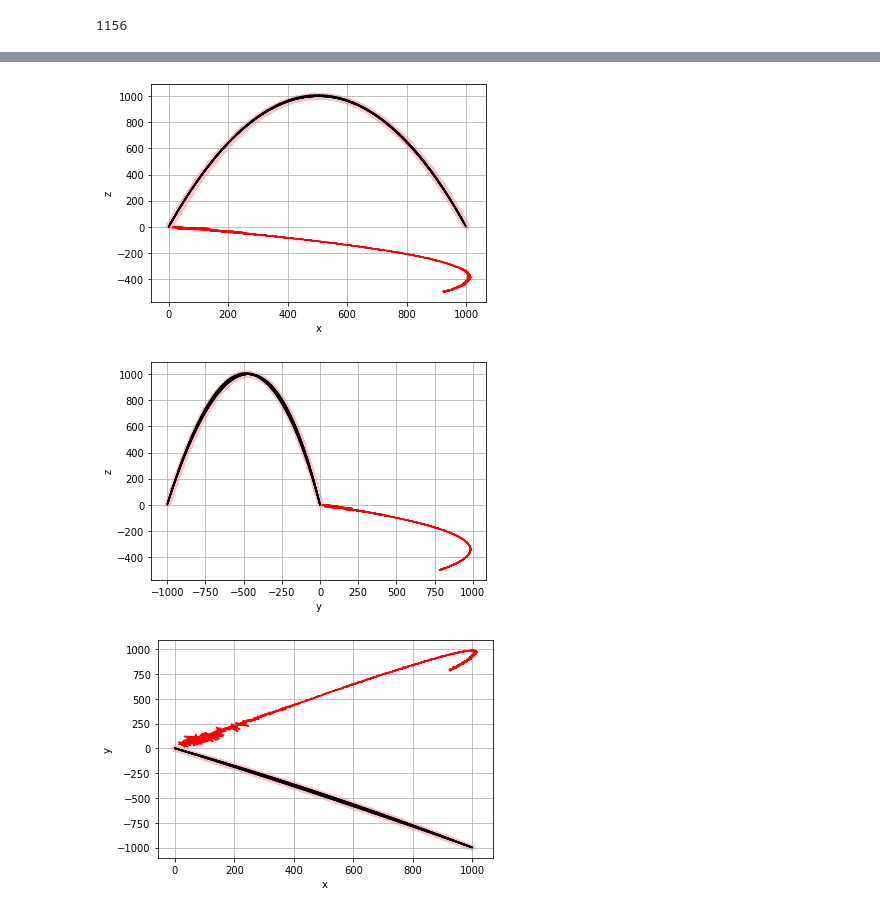
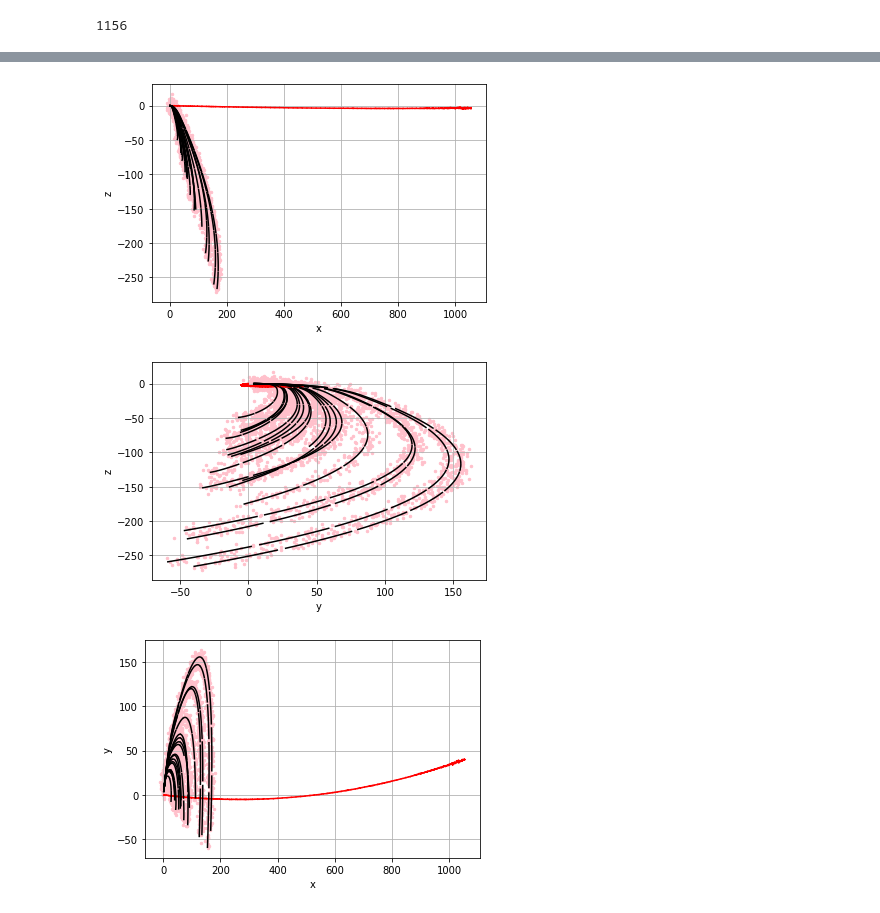
Before and after one commit to dart9905/-oursework, a Jupyter notebook: KalmanNN/KalmanNN.ipynb, the cells around one changed output, grey strips where cells are left out. Cells and saved outputs as stored; diff of their text form; code cells hidden in the pictures.

```diff
--- a/KalmanNN/KalmanNN.ipynb
+++ b/KalmanNN/KalmanNN.ipynb
@@ -499,10 +549,13 @@ def get_strided_data_clust(dset, keys, variables=3, gt_size=0, step=1, metrics =
     for k in tqdm(range(len(keys)), disable=1-verbose, desc='Collecting strided data'):
         # Get relative trajectory from the dataset
 
-        if 'mks' in keys[k]:
-          rt = RelativeTrajectorySPT(dset[keys[k]], diff=diff, variables=variables, metrics = metrics)
-        else:
-          rt = RelativeTrajectory(dset[keys[k]], diff=diff, variables=variables, metrics = metrics)
+        #if 'mks' in keys[k]:
+        #  rt = RelativeTrajectorySPT(dset[keys[k]], diff=diff, variables=variables, metrics = metrics)
+        #else:
+        #  rt = RelativeTrajectory(dset[keys[k]], diff=diff, variables=variables, metrics = metrics)
+
+
+        rt = RelativeTrajectory(dset[keys[k]], diff=diff, variables=variables, metrics = metrics)
 
         configs[k] = rt.info()  # save for future restoration
 
@@ -520,7 +573,7 @@ def get_strided_data_clust(dset, keys, variables=3, gt_size=0, step=1, metrics =
             data_seqs.append([new_rt])
             traj_ids.append(k)
 
-    data_seqs_noise = np.random.normal(data_seqs, 3)
+    data_seqs_noise = np.random.normal(data_seqs, 4)
 
     # Collect all data seqs into one huge dataset
     # of shape [? , gt_size, variables]
@@ -1014,8 +1067,7 @@ def load_checkpoint(checkpoint_path, model, optimizer):
 # %%
 # reading
 #name_file_trajectories = '/content/unpack122.h5'
-name_file_trajectories = '/content/data_spt.h5'
-#name_file_trajectories = '/content/ballistic_batch_1000_nopad.h5'
+name_file_trajectories = '/content/ballistic_batch_1000_nopad.h5'
 #real_file_trajectories = '/content/mks53_21_01_21.h5'
 
 try:
@@ -1508,5 +1562,5 @@ plt.show()
 # %%
-k=0
+k=1
 a0=0
 # %%
 
@@ -1530,5 +1584,5 @@ plot_trajectory(np.array(data_trajectories_filter[k//BATCH_SIZE_TEST][k-k//BATCH
 # %%
-a0 = start
+a0 = 3
 a1 = 0
 a2 = 2
 plt.ylabel('z')
@@ -1547,34 +1601,34 @@ plt.show()
 a1 = 1
 a2 = 2
 plt.ylabel('z')
 plt.xlabel('y')
 for k in range(len(test_data.data['data'])//10):
   if k < len(real_data.data['data']):
     plt.plot(real_data.data['data'][k][a0:,a1], real_data.data['data'][k][a0:,a2], label='data', color='red')
   plt.plot(test_data.data['data'][k][a0:,a1], test_data.data['data'][k][a0:,a2], label='data', color='black')
   plt.scatter(test_data.data['data_noise'][k][a0:,a1], test_data.data['data_noise'][k][a0:,a2], label='data+noise', c='pink', s=6)
 #plt.plot(np.array(data_trajectories_filter[k//BATCH_SIZE_TEST][k-k//BATCH_SIZE_TEST*BATCH_SIZE_TEST])[a0:,a1],np.array(data_trajectories_filter[k//BATCH_SIZE_TEST][k-k//BATCH_SIZE_TEST*BATCH_SIZE_TEST])[a0:,a2], label='filter data Kalman', color='green')
 #plt.plot(pack_predictions[k//BATCH_SIZE_TEST][k-k//BATCH_SIZE_TEST*BATCH_SIZE_TEST][a0:,a1], pack_predictions[k//BATCH_SIZE_TEST][k-k//BATCH_SIZE_TEST*BATCH_SIZE_TEST][a0:,a2], label='filter data RNN', color='r')
 #plt.legend()
 plt.grid(True)
 plt.show()
 
 a1 = 0
 a2 = 1
 plt.ylabel('y')
 plt.xlabel('x')
 for k in range(len(test_data.data['data'])//10):
   if k < len(real_data.data['data']):
     plt.plot(real_data.data['data'][k][a0:,a1], real_data.data['data'][k][a0:,a2], label='data', color='red')
   plt.plot(test_data.data['data'][k][a0:,a1], test_data.data['data'][k][a0:,a2], label='data', color='black')
   plt.scatter(test_data.data['data_noise'][k][a0:,a1], test_data.data['data_noise'][k][a0:,a2], label='data+noise', c='pink', s=6)
 #plt.plot(np.array(data_trajectories_filter[k//BATCH_SIZE_TEST][k-k//BATCH_SIZE_TEST*BATCH_SIZE_TEST])[a0:,a1],np.array(data_trajectories_filter[k//BATCH_SIZE_TEST][k-k//BATCH_SIZE_TEST*BATCH_SIZE_TEST])[a0:,a2], label='filter data Kalman', color='green')
 #plt.plot(pack_predictions[k//BATCH_SIZE_TEST][k-k//BATCH_SIZE_TEST*BATCH_SIZE_TEST][a0:,a1], pack_predictions[k//BATCH_SIZE_TEST][k-k//BATCH_SIZE_TEST*BATCH_SIZE_TEST][a0:,a2], label='filter data RNN', color='r')
 #plt.legend()
 plt.grid(True)
 plt.show()
 # %% [output]
-[figure, old version]
+[figure, new version]
-[figure, old version]
+[figure, new version]
-[figure, old version]
+[figure, new version]
 # %%
```
Also changed, not shown: parts of 17 cells of this notebook, 2 other files.
